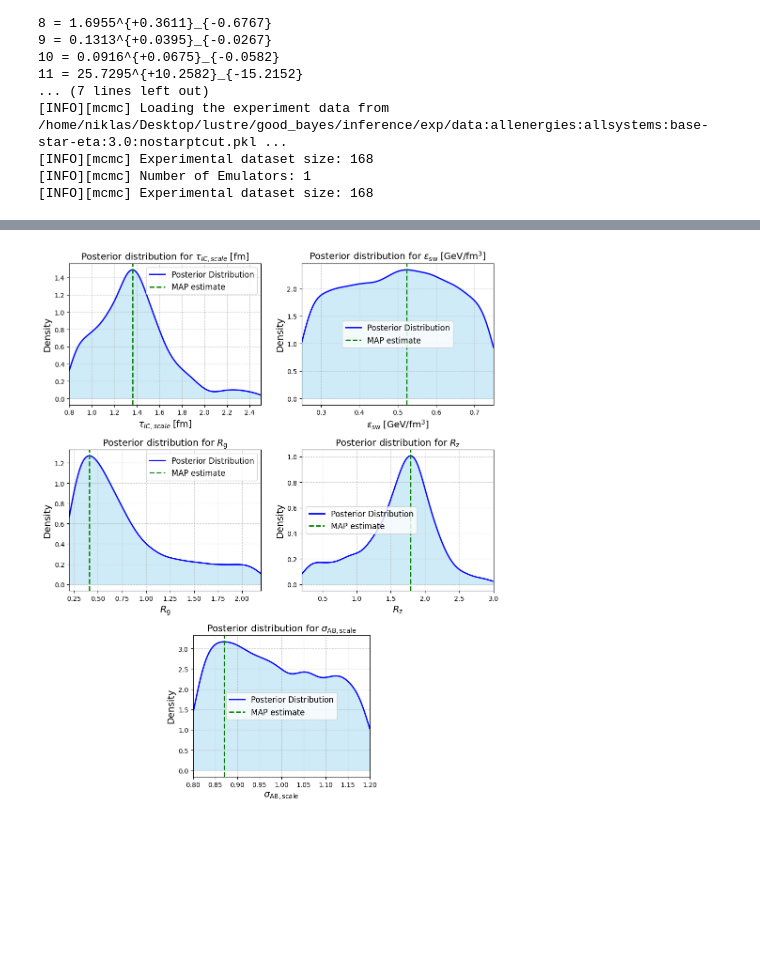
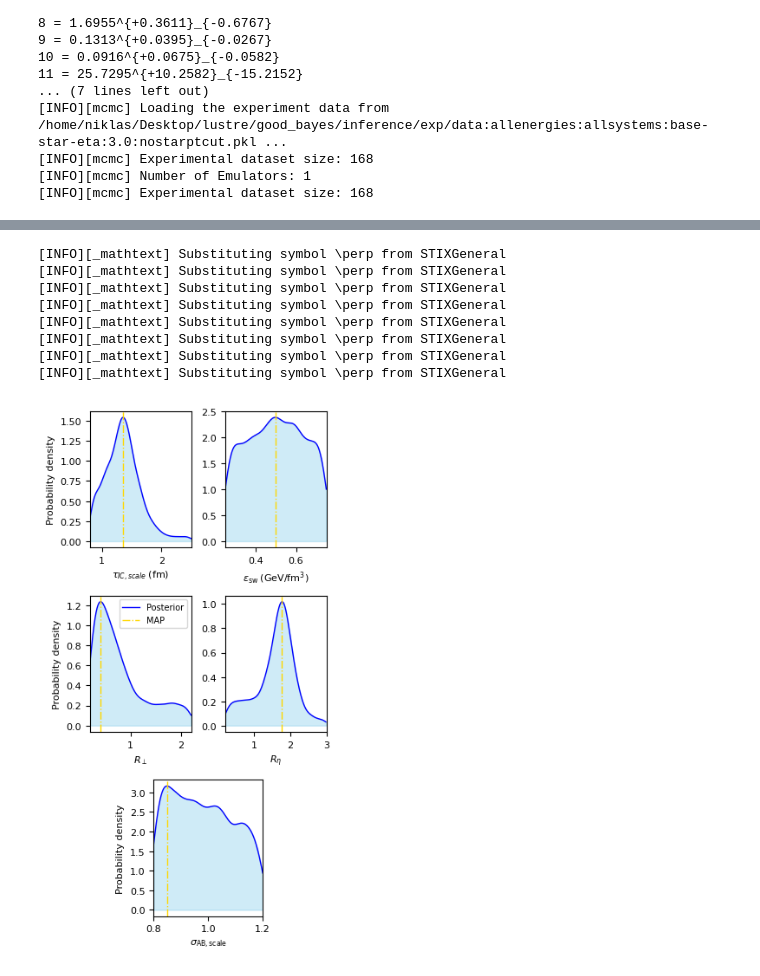
Before and after one commit to NGoetz/GPBayesTools-HIC, a Jupyter notebook: Prediction.ipynb, the cells around one changed output, grey strips where cells are left out. Drawn from its saved outputs; the diff is of its cells as text; code cells hidden in the pictures; blank space fills up the shorter version.

Commit message:
Further Plots

```diff
--- a/Prediction.ipynb
+++ b/Prediction.ipynb
@@ -123,20 +123,20 @@ prior_ranges = [
     (0.8,1.2),
 ]
 PARAMETER_NAMES = [
-    r'$\tau_{IC,scale}\;[{\rm fm}]$',
+    r'$\tau_{IC,scale}\;({\rm fm})$',
     r'$a_{h,\eta}$',
     r'$a_{l,\eta}$',
-    r'$\epsilon_{\rm sw}\;[{\rm GeV/fm^3}]$',
+    r'$\epsilon_{\rm sw}\;({\rm GeV/fm^3})$',
     r'$(\eta/s)_{\rm min}$',
     r'$a_{\mu_B}$', #etsscale_mub
     r'$b_{\mu_B}$',#etasshiftmub
-    r'$R_{\rm g}$',
-    r'$R_{\rm z}$',
-    r'$T_{\eta, \rm 0}\;[{\rm GeV}]$',
+    r'$R_{\perp}$',
+    r'$R_{\eta}$',
+    r'$T_{\eta, \rm 0}\;({\rm GeV})$',
     r'$(\zeta/s)_{\rm 0}$',
-    r'$(\epsilon)_{\zeta,\rm 0 }\;[{\rm GeV/fm^3}]$',
-    r'$\sigma_{\zeta, \rm -}\;[{\rm GeV}]$',
-    r'$\sigma_{\zeta, \rm +}\;[{\rm GeV}]$',
+    r'$(\epsilon)_{\zeta,\rm 0 }\;({\rm GeV/fm^3})$',
+    r'$\sigma_{\zeta, \rm -}\;({\rm GeV})$',
+    r'$\sigma_{\zeta, \rm +}\;({\rm GeV})$',
     r'$\sigma_{\rm AB, scale}$'
 ]
 # def plot_chain_histogram(n_parameters, data_array, true_values=None):
@@ -275,8 +283,9 @@ def calculate_map_estimates(posteriorSamples):
         map_estimates.append(x_vals[mode_idx])
     return map_estimates
 
+
 def plot_distribution_of_posterior_samples(posteriorSamples, mapEstimates):
-    fig = plt.figure(figsize=(10, 12))
+    fig = plt.figure(figsize=(3.5, 3*3.5/(1.618)))
     gs = gridspec.GridSpec(3, 2, figure=fig)  # Create a 4x2 grid for better control
 
     # Create subplots for the 5 variables and the last one centered in a new row
@@ -298,44 +307,50 @@ def plot_distribution_of_posterior_samples(posteriorSamples, mapEstimates):
         x_extended = np.concatenate(([prior_ranges[i][0]], x_vals, [prior_ranges[i][1]]))
         kde_extended = np.concatenate(([0], kde_vals, [0]))
 
         # Plot the smoothed distribution and fill the area under the curve
-        ax.plot(x_vals, kde_vals, label='Posterior Distribution', color='b', lw=2)
+        ax.plot(x_vals, kde_vals, label='Posterior', color='b', lw=1)
         ax.fill_between(x_extended, kde_extended, color='skyblue', alpha=0.4, zorder=1)
 
         # Plot vertical lines for model parameters and MAP estimate
-        #ax.axvline(modelParameters[i], color='r', linestyle='--', label='Input parameter', lw=2)
-        ax.axvline(mapEstimates[i], color='g', linestyle='--', label='MAP estimate', lw=2)
+        ax.axvline(mapEstimates[i], color='gold', linestyle='-.', label='MAP', lw=1)
 
         # Titles, labels and legend
-        ax.set_xlabel(PARAMETER_NAMES[i], fontsize=14)
-        ax.set_ylabel('Density', fontsize=14)
-        ax.set_title(f'Posterior distribution for {PARAMETER_NAMES[i]}', fontsize=14)
+        ax.set_xlabel(PARAMETER_NAMES[i], fontsize=8)
+        if count%2==1:
+            ax.set_ylabel('Probability density', fontsize=8)
+        #ax.set_title(f'{PARAMETER_NAMES[i]}', fontsize=8)
         ax.set_xlim([prior_ranges[i][0], prior_ranges[i][1]])
-        ax.legend(fontsize=12)
+        if count == 3:
+            ax.legend(fontsize=7)
 
         # Add grid for better readability
-        ax.grid(True, linestyle='--', alpha=0.6)
+        #ax.grid(True, linestyle='--', alpha=0.6)
         if count==5:
-            #ax.set_aspect(0.049/2.55)
-            #bbox = ax.get_position()
-            #aspect_ratio = (bbox.width / bbox.height)  # Maintain the width-to-height ratio
-            ax.set_box_aspect(1/1.25)
+            ax.set_box_aspect(1/0.8)
 
     plt.tight_layout()
 
     # Save and show the plot
     plt.savefig("./plots/full/full_distribution_"+log+"_"+pca+"_"+emu+"_"+setup+".png", dpi=300)
     plt.show()
 
 # Assuming posteriorSamples and PARAMETER_NAMES are already defined
 # Extract model parameters
 #modelParameters = extract_model_parameters()
 
 # Calculate MAP estimates
 mapEstimates = calculate_map_estimates(posteriorSamples)
 
 # Call the plotting function
 plot_distribution_of_posterior_samples(posteriorSamples, mapEstimates)
 # %% [output]
+[INFO][_mathtext] Substituting symbol \perp from STIXGeneral
+[INFO][_mathtext] Substituting symbol \perp from STIXGeneral
+[INFO][_mathtext] Substituting symbol \perp from STIXGeneral
+[INFO][_mathtext] Substituting symbol \perp from STIXGeneral
+[INFO][_mathtext] Substituting symbol \perp from STIXGeneral
+[INFO][_mathtext] Substituting symbol \perp from STIXGeneral
+[INFO][_mathtext] Substituting symbol \perp from STIXGeneral
+[INFO][_mathtext] Substituting symbol \perp from STIXGeneral
-[figure, old version]
+[figure, new version]
 # %%
```
Also changed, not shown: parts of 5 cells of this notebook, 6 other files.
